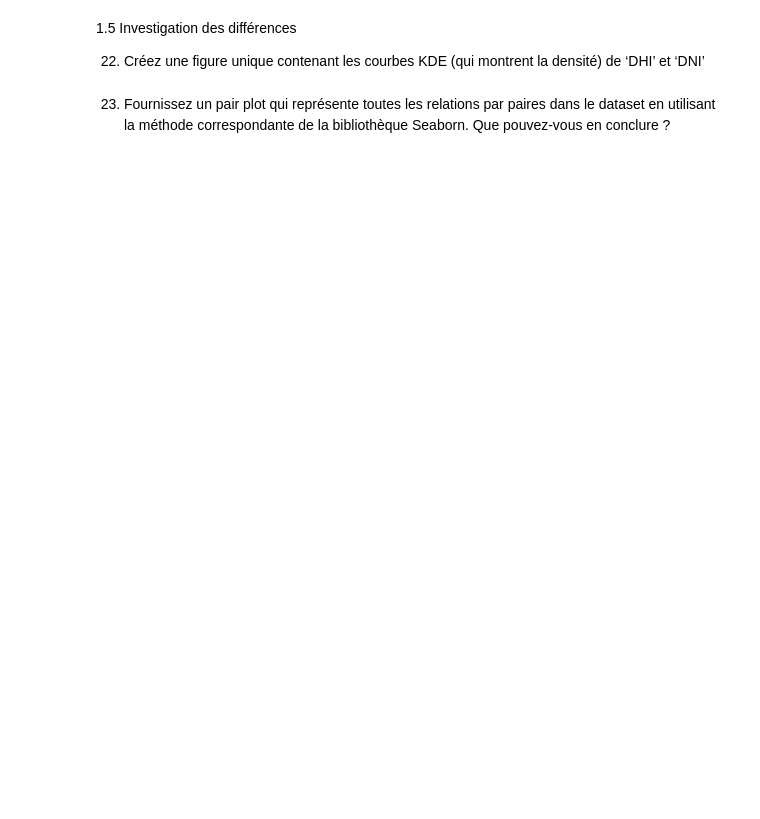
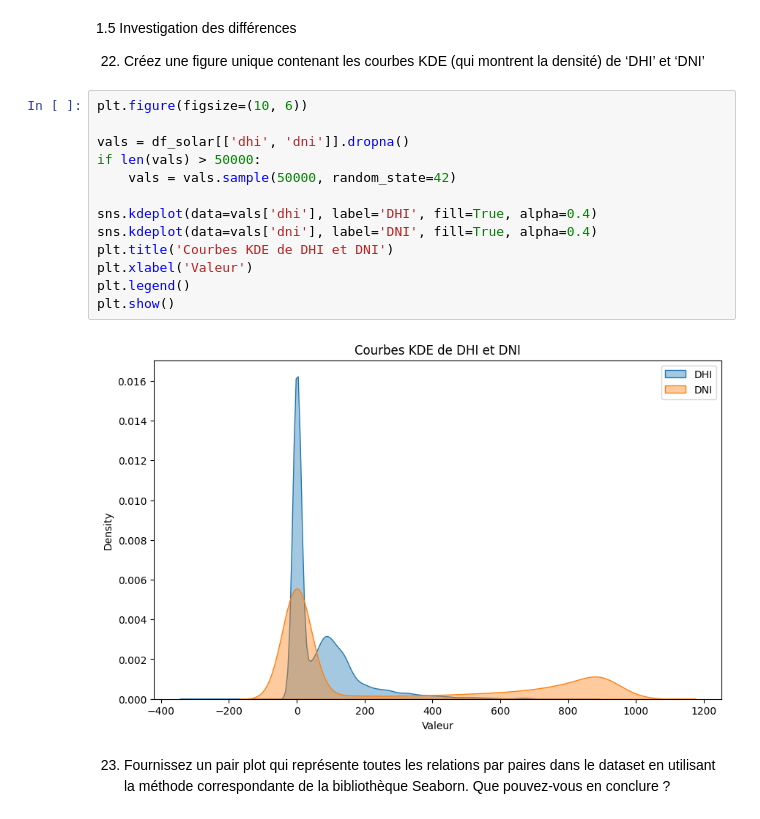
Before and after one commit to Maxime-Mig/Analyse_Visu, a Jupyter notebook: TD2/TD2.ipynb, the cells around one changed output. Saved outputs shown, nothing was run; the diff lists cells and outputs as text; blank space fills up the shorter version.

```diff
--- a/TD2/TD2.ipynb
+++ b/TD2/TD2.ipynb
@@ -696,6 +709,21 @@ des variables :
 
 22. Créez une figure unique contenant les courbes KDE (qui montrent la densité)
 de ‘DHI’ et ‘DNI’
+# %%
+plt.figure(figsize=(10, 6))
+
+vals = df_solar[['dhi', 'dni']].dropna()
+if len(vals) > 50000:
+    vals = vals.sample(50000, random_state=42)
+
+sns.kdeplot(data=vals['dhi'], label='DHI', fill=True, alpha=0.4)
+sns.kdeplot(data=vals['dni'], label='DNI', fill=True, alpha=0.4)
+plt.title('Courbes KDE de DHI et DNI')
+plt.xlabel('Valeur')
+plt.legend()
+plt.show()
+# %% [output]
+[figure, added]
 # %% [markdown]
 23. Fournissez un pair plot qui représente toutes les relations par paires dans le
 dataset en utilisant la méthode correspondante de la bibliothèque Seaborn.
```
Also changed, not shown: parts of 4 cells of this notebook.
